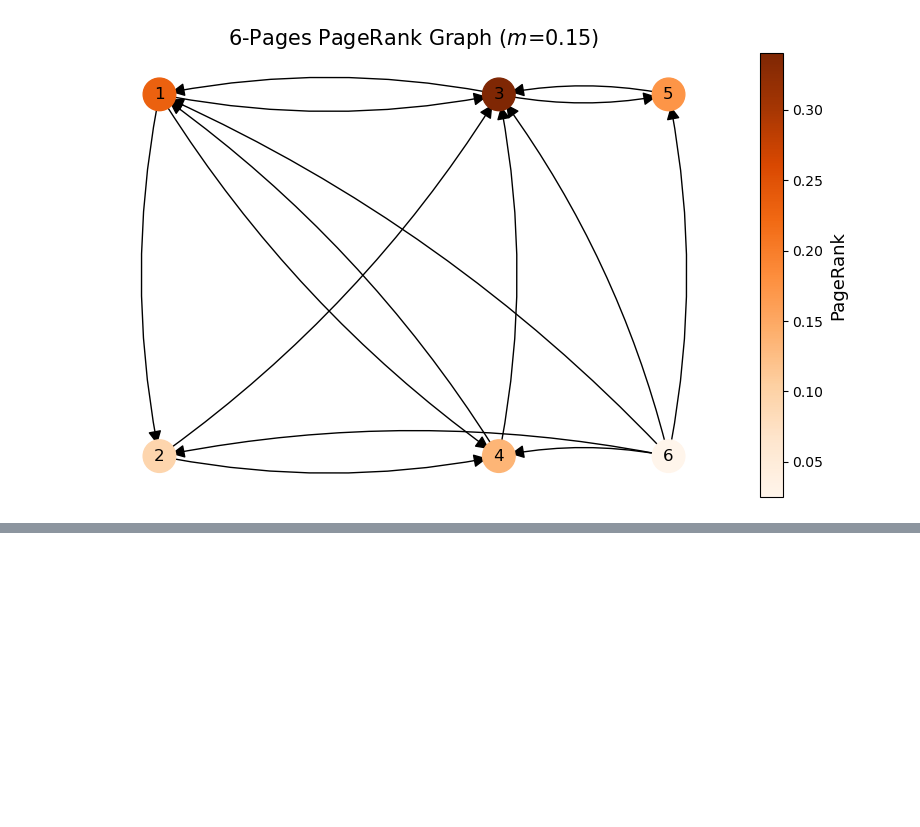
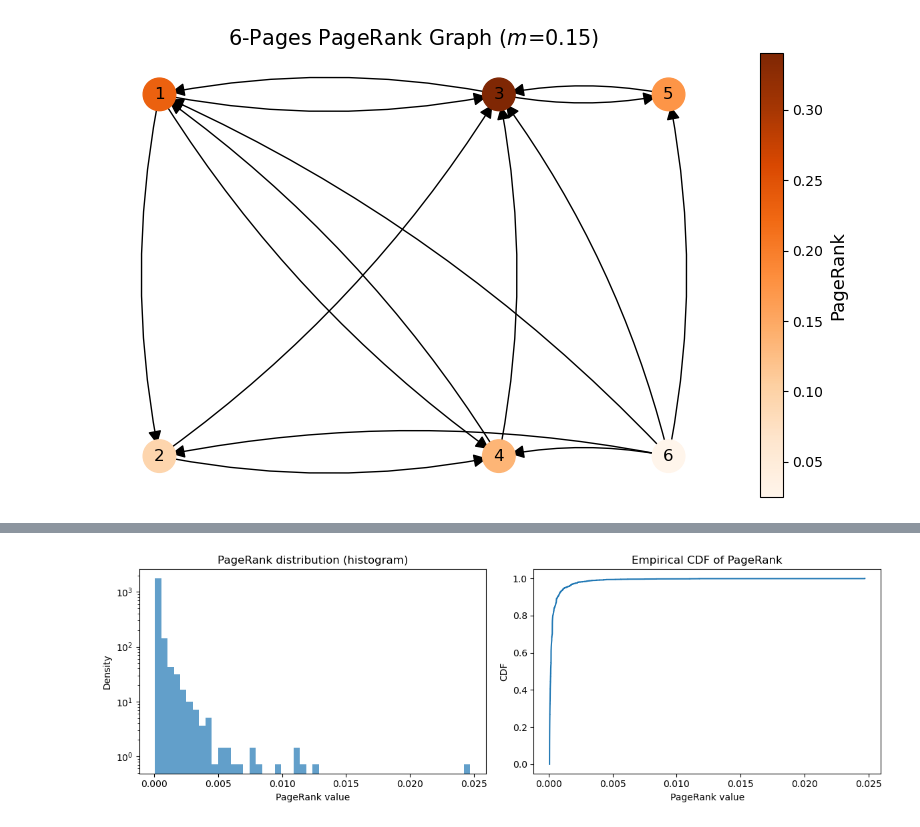
Before and after one commit to giorgiozoccatelli/ComputationalLinearAlgebra, a Jupyter notebook: PageRank/es11.ipynb, the cells around one changed output, grey strips where cells are left out. Drawn from its saved outputs; the diff is of its cells as text; code cells hidden in the pictures; blank space fills up the shorter version.

```diff
--- a/PageRank/es11.ipynb
+++ b/PageRank/es11.ipynb
@@ -454,0 +524,32 @@ plt.show()
+# %%
+def plot_pagerank_hist_and_cdf(A, m=0.15, bins=50):
+    M, v0 = compute_M_matrix(A, m)
+    v, _, _ = pagerank_power_method_classic(M, v0)
+    v = np.asarray(v).reshape(-1)
+
+    # Ordino per comodità
+    v_sorted = np.sort(v)
+
+    fig, ax = plt.subplots(1, 2, figsize=(12, 4))
+
+    # (a) Istogramma (densità)
+    ax[0].hist(v, bins=bins, density=True, alpha=0.7)
+    ax[0].set_xlabel("PageRank value")
+    ax[0].set_ylabel("Density")
+    ax[0].set_title("PageRank distribution (histogram)")
+    ax[0].set_yscale("log")  # opzionale, utile per coda lunga
+
+    # (b) CDF empirica
+    N = len(v_sorted)
+    cdf = np.arange(1, N+1) / N
+    ax[1].plot(v_sorted, cdf, drawstyle="steps-post")
+    ax[1].set_xlabel("PageRank value")
+    ax[1].set_ylabel("CDF")
+    ax[1].set_title("Empirical CDF of PageRank")
+
+    plt.tight_layout()
+    plt.show()
+
+plot_pagerank_hist_and_cdf(A, m=0.15, bins=50)
+# %% [output]
+[figure, added]
```
Also changed, not shown: parts of 6 cells of this notebook, 1 other file.
